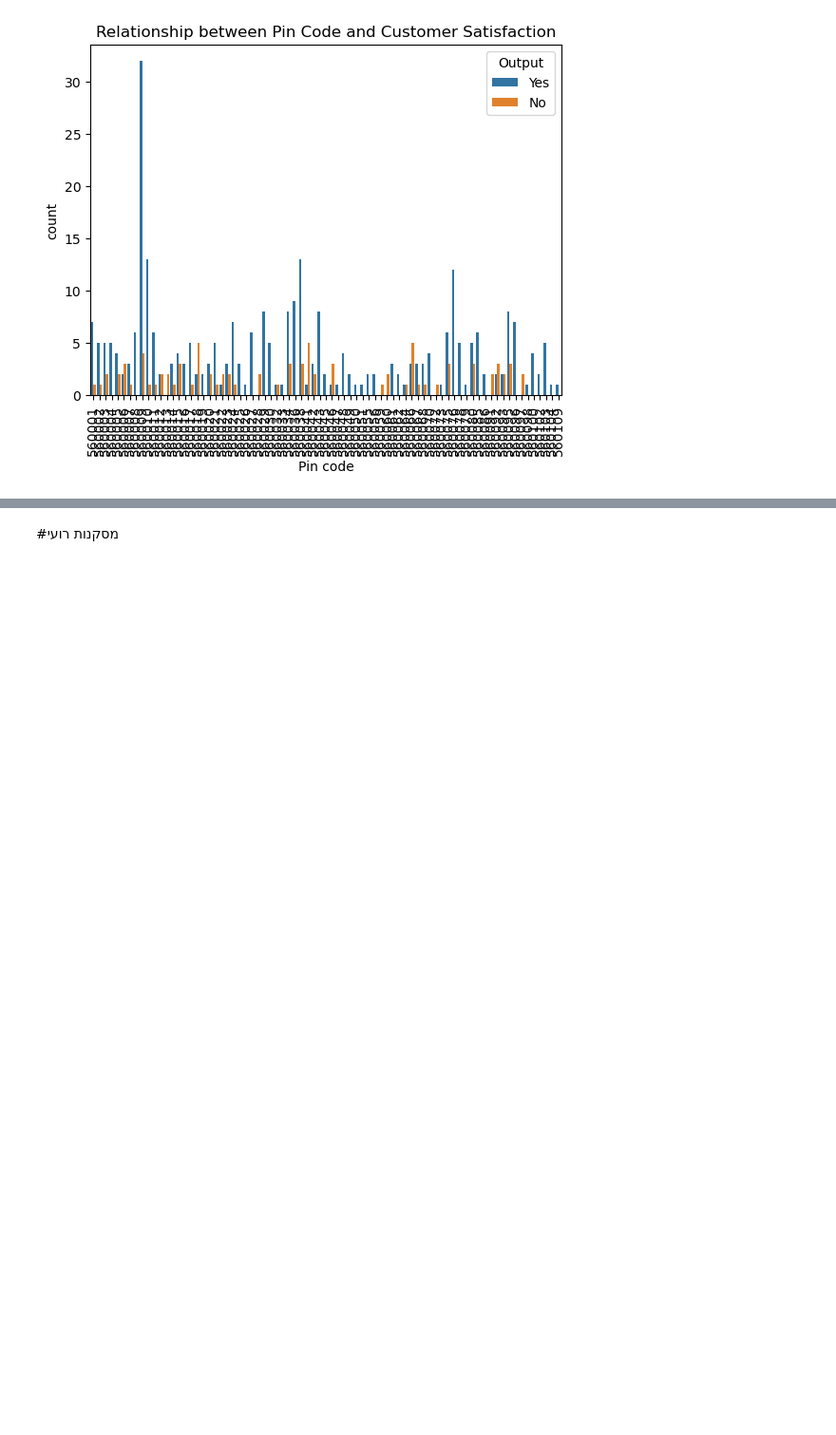
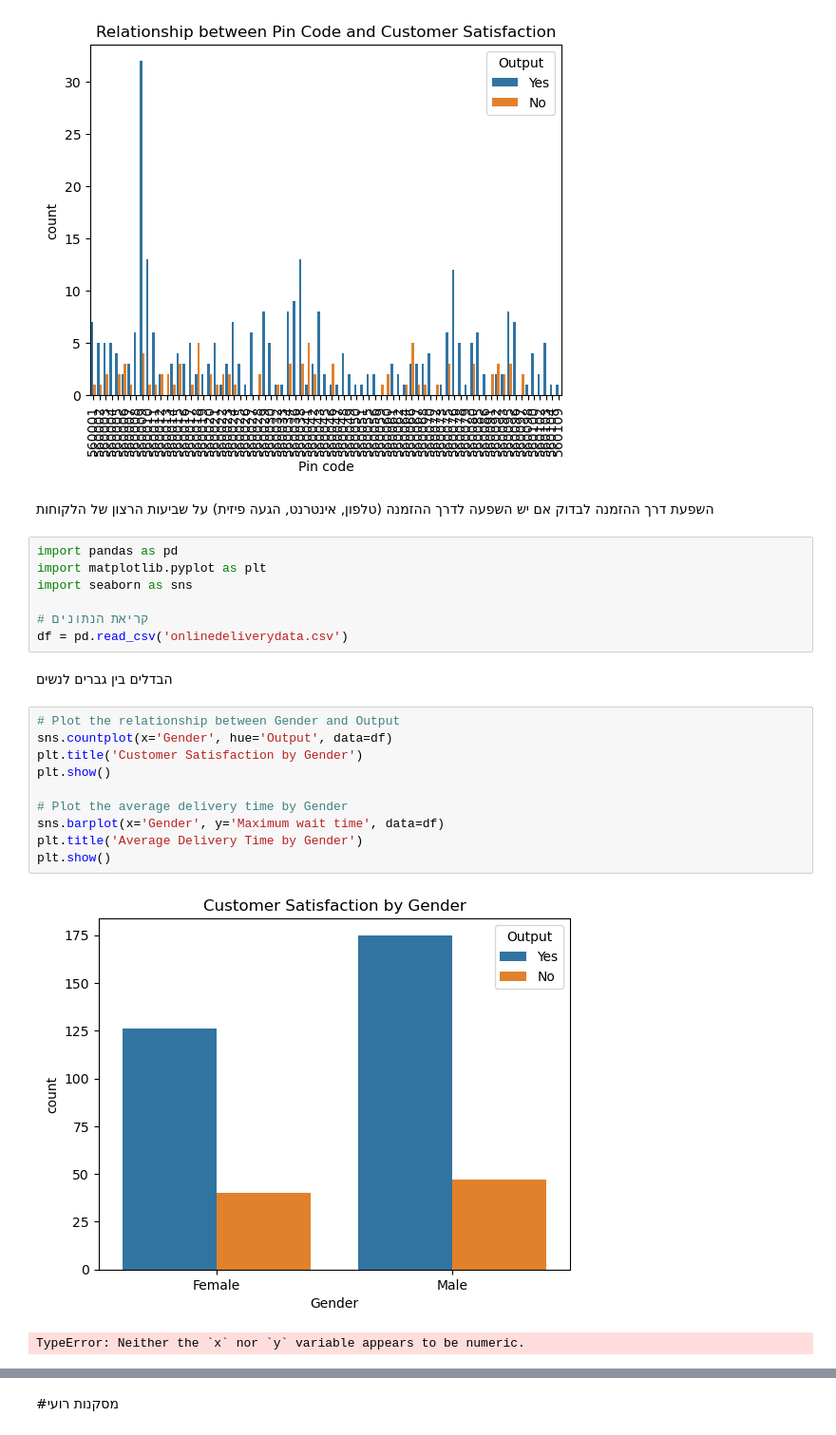
Before and after one commit to roeiraz12/Swwigy-project, a Jupyter notebook: project shira.ipynb, the cells around one changed output, grey strips where cells are left out. Shown at 95% size. Saved outputs shown, nothing was run; the diff lists cells and outputs as text; blank space fills up the shorter version.

```diff
--- a/project shira.ipynb
+++ b/project shira.ipynb
@@ -645,3 +645,28 @@ plt.xticks(rotation=90)
 plt.show()
 # %% [output]
 [figure]
+# %% [markdown]
+השפעת דרך ההזמנה
+לבדוק אם יש השפעה לדרך ההזמנה (טלפון, אינטרנט, הגעה פיזית) על שביעות הרצון של הלקוחות
+# %%
+import pandas as pd
+import matplotlib.pyplot as plt
+import seaborn as sns
+
+# קריאת הנתונים
+df = pd.read_csv('onlinedeliverydata.csv')
+# %% [markdown]
+הבדלים בין גברים לנשים
+# %%
+# Plot the relationship between Gender and Output
+sns.countplot(x='Gender', hue='Output', data=df)
+plt.title('Customer Satisfaction by Gender')
+plt.show()
+
+# Plot the average delivery time by Gender
+sns.barplot(x='Gender', y='Maximum wait time', data=df)
+plt.title('Average Delivery Time by Gender')
+plt.show()
+# %% [output]
+[figure, added]
+TypeError: Neither the `x` nor `y` variable appears to be numeric.
```
Also changed, not shown: parts of 46 cells of this notebook.
